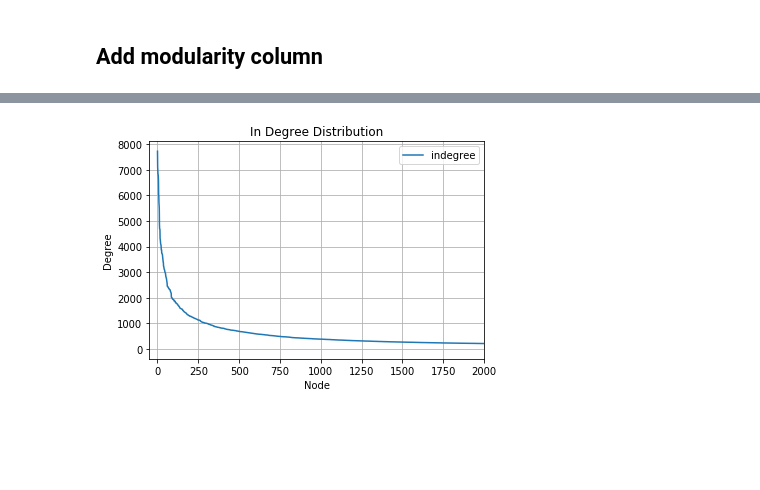
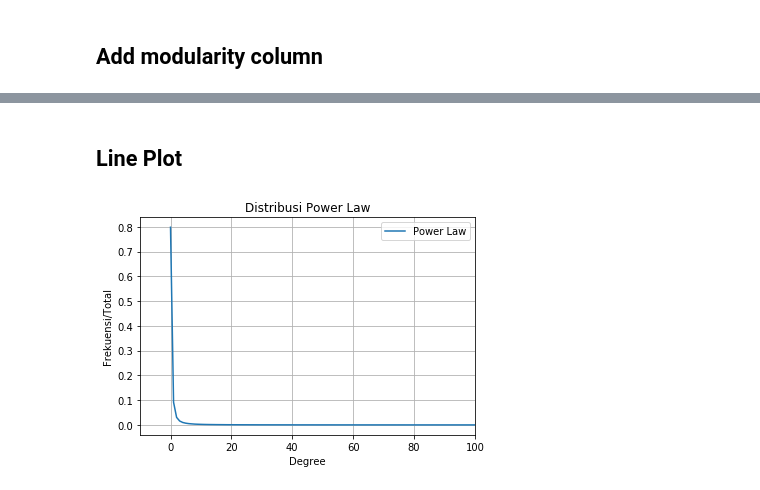
Before and after one commit to frmnaqil/twitter-network-analysis, a Jupyter notebook: 04_modularity/Modularity.ipynb, the cells around one changed output, grey strips where cells are left out. Cells and saved outputs as stored; diff of their text form; code cells hidden in the pictures; blank space fills up the shorter version.

Commit message:
In Degree Power Law Distribution revision

```diff
--- a/04_modularity/Modularity.ipynb
+++ b/04_modularity/Modularity.ipynb
@@ -62,13 +58,21 @@ removed_indexed.to_csv(os.path.join(os.pardir,os.pardir,"data","04_out","50-KCor
 # %%
 df = pd.read_csv(os.path.join(os.pardir,os.pardir,"data/gephi/InDegreeDistribution.csv"))
+# %%
+power_law = df.groupby("indegree").agg("count")
+# %%
+power_law.reset_index(inplace=True)
+# %%
+# Proportion. Frequency / Total
+power_law["Power Law"] = power_law["Id"].div(len(df.index))
+# %% [markdown]
+## Line Plot
 # %%
-# df.head()
-plot = df.plot(xlim=(-50,2000),
+plot = power_law[["Power Law"]].plot(xlim=(-10,100),
                 grid=True,
-                title="In Degree Distribution")
-plot.set_xlabel("Node")
-plot.set_ylabel("Degree")
+                title="Distribusi Power Law")
+plot.set_xlabel("Degree")
+plot.set_ylabel("Frekuensi/Total")
 plt.show()
 # plt.savefig(os.path.join(os.pardir,os.pardir,"data/04_out/longtail"),dpi=300)
 # %% [output]
-[figure, old version]
+[figure, new version]
```
Also changed, not shown: parts of 5 cells of this notebook.
